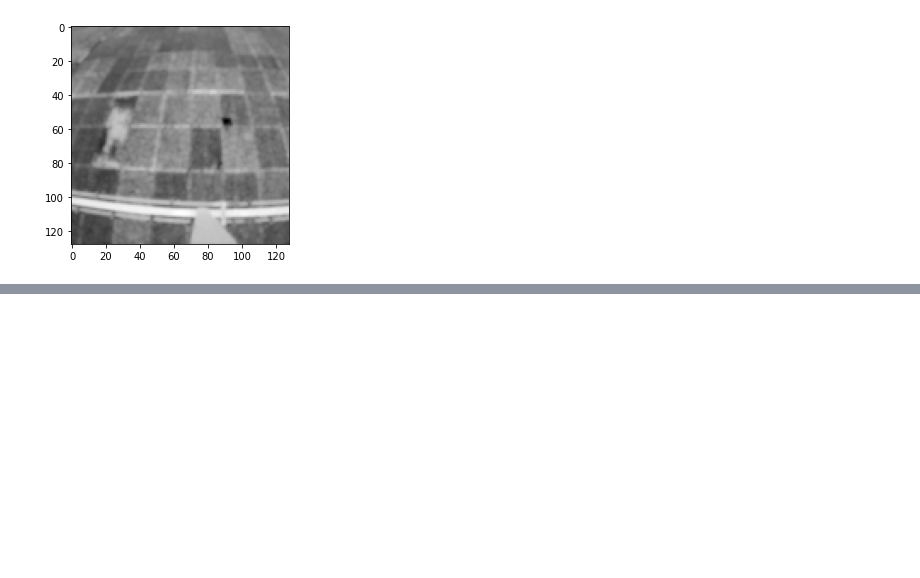
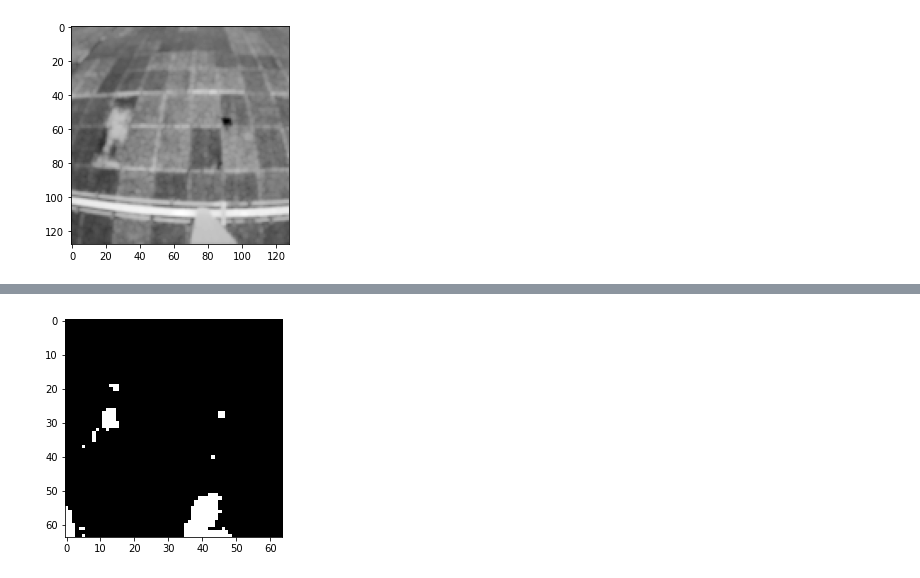
Before and after one commit to nastyadunaeva/searching_for_anomalies, a Jupyter notebook: model.ipynb, the cells around one changed output, grey strips where cells are left out. Saved outputs shown, nothing was run; the diff lists cells and outputs as text; code cells hidden in the pictures; blank space fills up the shorter version.

```diff
--- a/model.ipynb
+++ b/model.ipynb
@@ -421 +441,9 @@ pyplot.show()
+# %%
+# красит аномальные пиксели в белый, u_3
+# порог 32
+detect3 = (abs(residual - gauss_3)>32).astype(int) * 200
+pyplot.imshow(detect3, cmap=pyplot.get_cmap('gray'))
+pyplot.show()
+# %% [output]
+[figure, added]
 # %%
```
Also changed, not shown: parts of 10 cells of this notebook.
